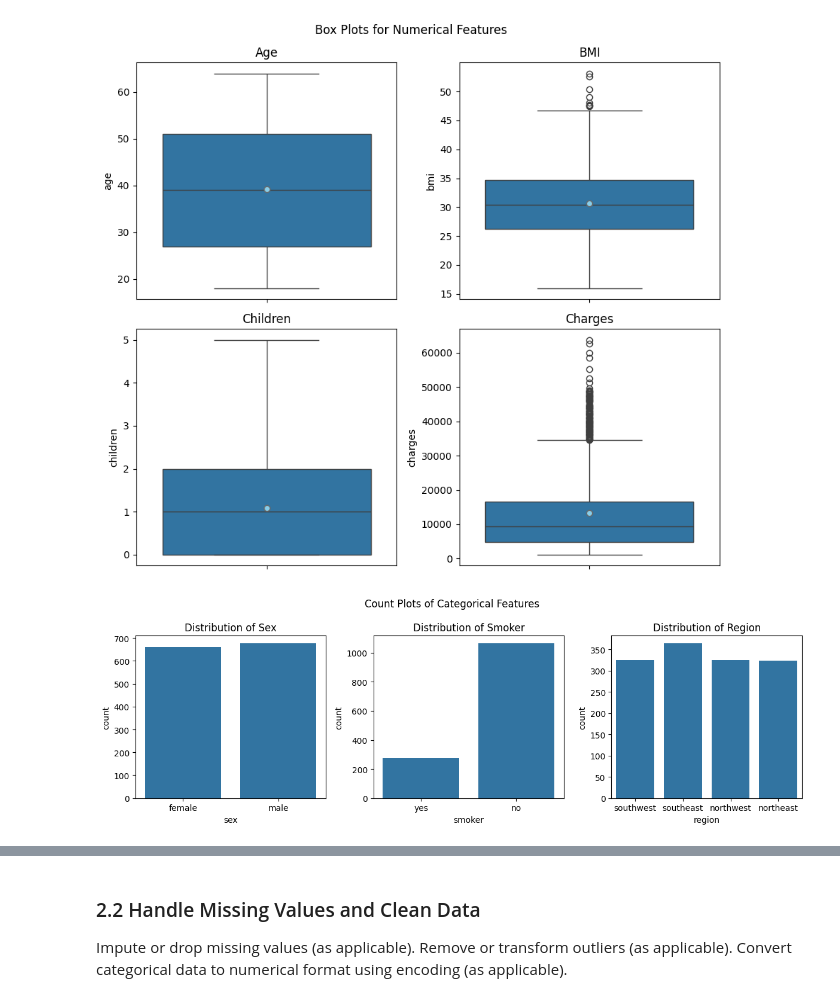
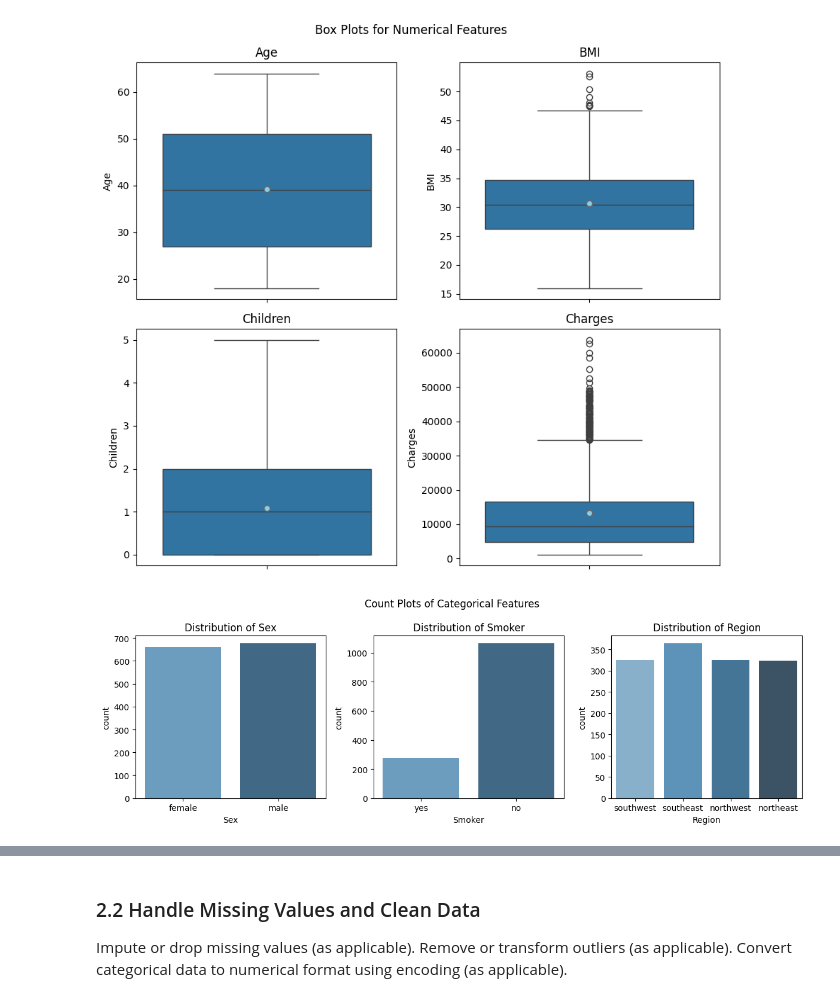
Before and after one commit to JfromNWMS/ml_regression_jordan, a Jupyter notebook: regression_jordan.ipynb, the cells around one changed output, grey strips where cells are left out. Drawn from its saved outputs; the diff is of its cells as text; code cells hidden in the pictures.

```diff
--- a/regression_jordan.ipynb
+++ b/regression_jordan.ipynb
@@ -134,6 +134,7 @@ for ax, col in zip(axes.flatten(), ["age", "bmi", "children", "charges"], strict
     Skewness:  {insurance_df[col].skew():.2f}
     Medcouple: {medcouple(insurance_df[col]):.2f}
     """)
+    ax.set_xlabel("BMI" if col == "bmi" else col.title())
 
 fig.suptitle("Histograms for Numerical Features")
 plt.tight_layout()
@@ -175,6 +171,7 @@ for ax, col in zip(axes.flatten(), ["age", "bmi", "children", "charges"], strict
                            "markeredgecolor":"dimgray",
                            "markersize":"6"})
     ax.set_title("BMI" if col == "bmi" else col.title())
+    ax.set_ylabel("BMI" if col == "bmi" else col.title())
 
 fig.suptitle("Box Plots for Numerical Features")
 plt.tight_layout()
@@ -184,12 +181,13 @@ plt.show()
 # %%
 fig, axes = plt.subplots(1, 3, figsize=(12, 4))
 
 for ax, col in zip(axes, ["sex", "smoker", "region"], strict=True):
-    sns.countplot(x=col, data=insurance_df, ax=ax)
+    sns.countplot(x=col, data=insurance_df, ax=ax, hue=col, palette="Blues_d")
     ax.set_title(f"Distribution of {col.title()}")
+    ax.set_xlabel(f"{col.capitalize()}")
 
 fig.suptitle("Count Plots of Categorical Features")
 plt.tight_layout()
 plt.show()
 # %% [output]
-[figure, old version]
+[figure, new version]
```
Also changed, not shown: parts of 3 cells of this notebook.
